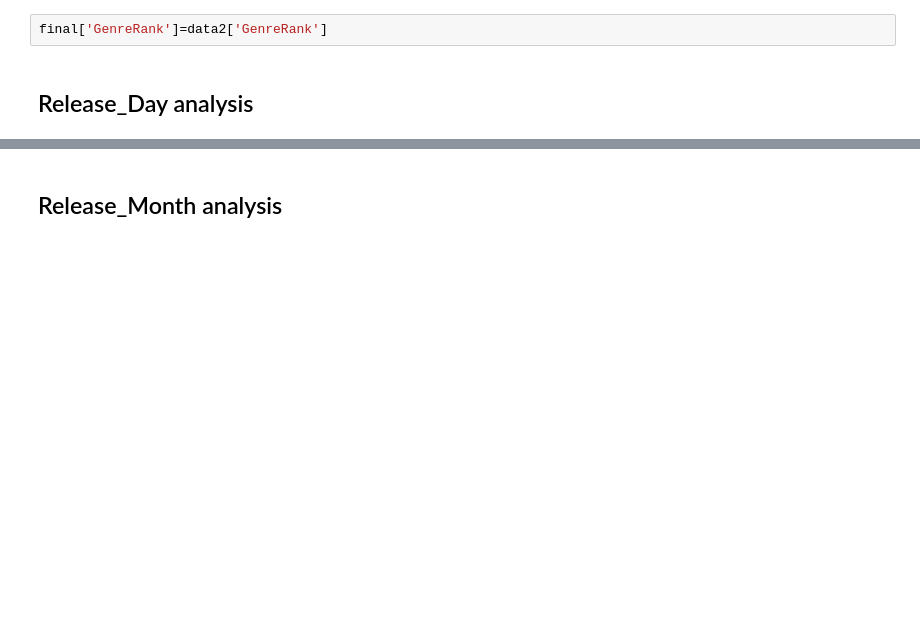
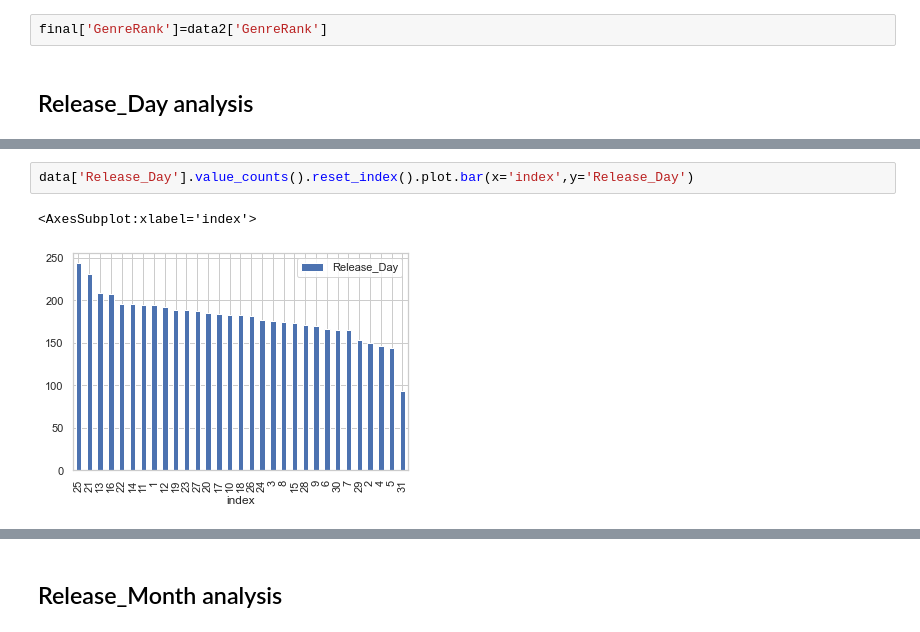
Before and after one commit to theobmgit/bor-prediction-analysis, a Jupyter notebook: notebook/FeatureEngineering.ipynb, the cells around one changed output, grey strips where cells are left out. Saved outputs shown, nothing was run; the diff lists cells and outputs as text; blank space fills up the shorter version.

```diff
--- a/notebook/FeatureEngineering.ipynb
+++ b/notebook/FeatureEngineering.ipynb
@@ -264,0 +279,5 @@ final['GenreRank']=data2['GenreRank']
+# %%
+data['Release_Day'].value_counts().reset_index().plot.bar(x='index',y='Release_Day')
+# %% [output]
+<AxesSubplot:xlabel='index'>
+[figure, added]
```
Also changed, not shown: parts of 39 cells of this notebook, 1 other file.
